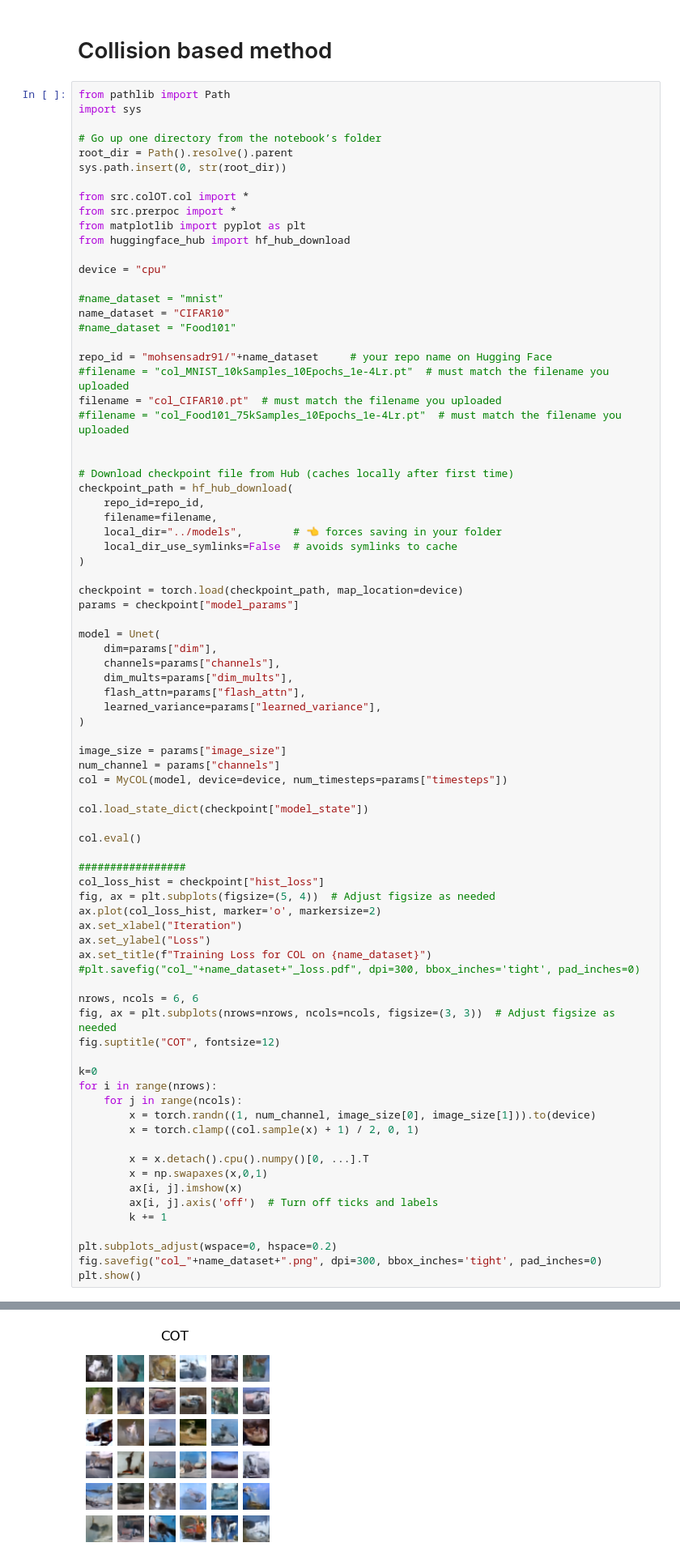
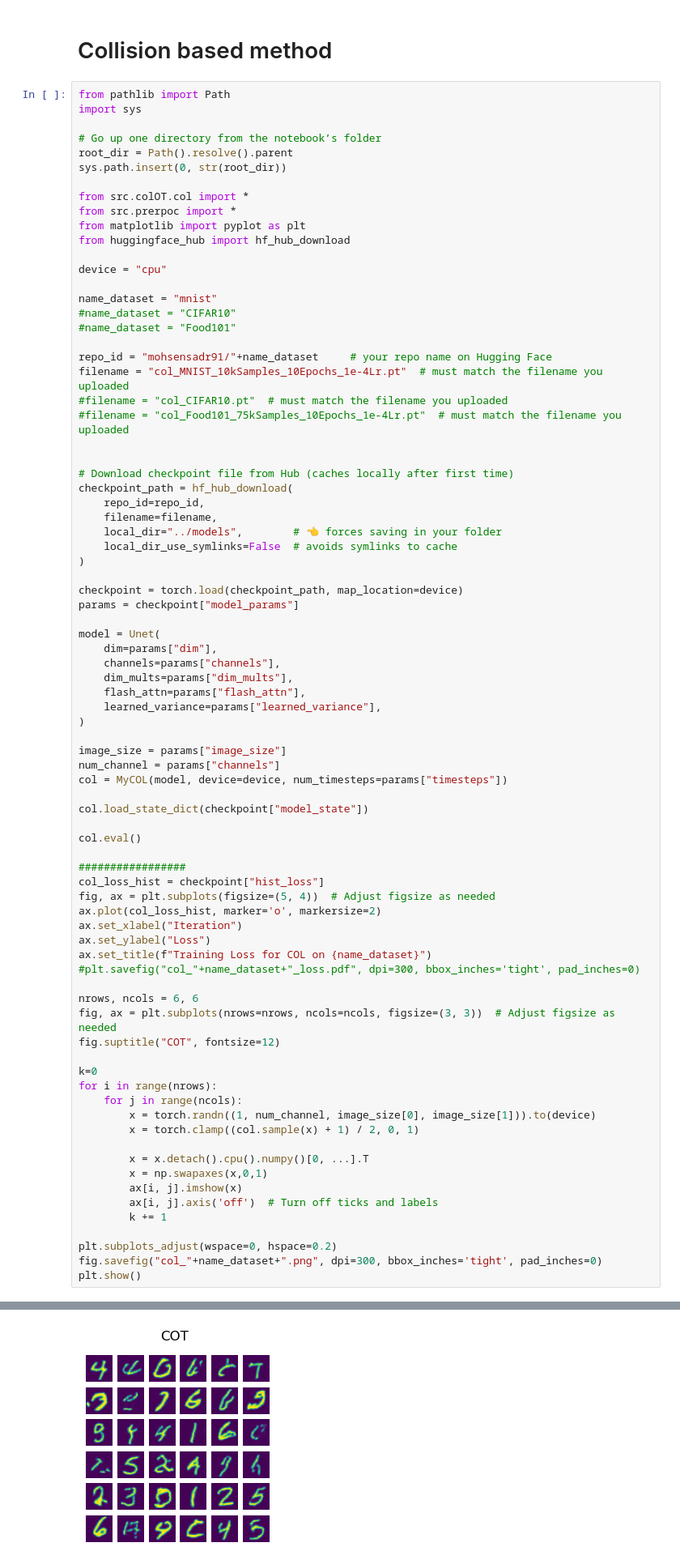
Before and after one commit to mohsensadr/GenAI, a Jupyter notebook: testing/Plots.ipynb, the cells around one changed output, grey strips where cells are left out. Shown at 81% size. Cells and saved outputs as stored; diff of their text form.

```diff
--- a/testing/Plots.ipynb
+++ b/testing/Plots.ipynb
@@ -15,13 +15,13 @@ from huggingface_hub import hf_hub_download
 
 device = "cpu"
 
-#name_dataset = "mnist"
-name_dataset = "CIFAR10"
+name_dataset = "mnist"
+#name_dataset = "CIFAR10"
 #name_dataset = "Food101"
 
 repo_id = "mohsensadr91/"+name_dataset     # your repo name on Hugging Face
-#filename = "col_MNIST_10kSamples_10Epochs_1e-4Lr.pt"  # must match the filename you uploaded
-filename = "col_CIFAR10.pt"  # must match the filename you uploaded
+filename = "col_MNIST_10kSamples_10Epochs_1e-4Lr.pt"  # must match the filename you uploaded
+#filename = "col_CIFAR10.pt"  # must match the filename you uploaded
 #filename = "col_Food101_75kSamples_10Epochs_1e-4Lr.pt"  # must match the filename you uploaded
 
 
@@ -85,4 +87,4 @@ plt.show()
-[figure, old version]
+[figure, new version]
 # %%
 from src.ddpm.ddpm import *
 from src.prerpoc import *
```
Also changed, not shown: parts of 4 cells of this notebook, 1 other file.
